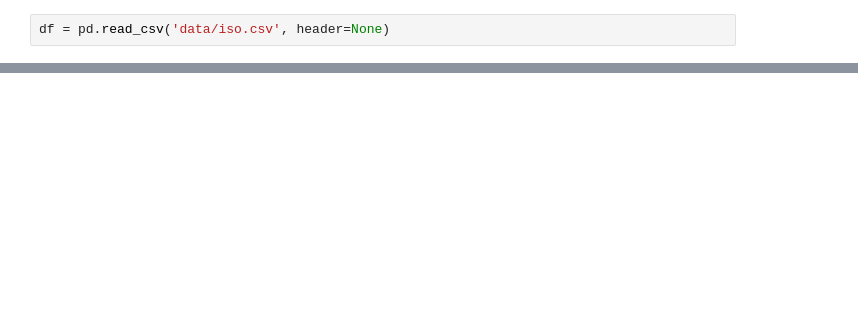
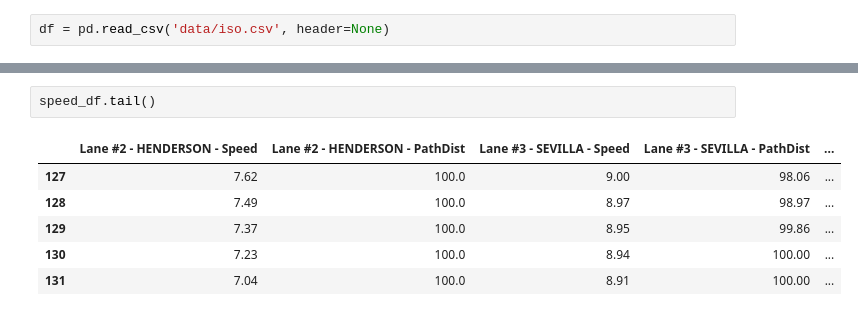
Before and after one commit to g-rock/dad, a Jupyter notebook: iso.ipynb, the cells around one changed output, grey strips where cells are left out. Cells and saved outputs as stored; diff of their text form; blank space fills up the shorter version.

```diff
--- a/iso.ipynb
+++ b/iso.ipynb
@@ -36,0 +46,9 @@ ax.figure
+# %%
+speed_df.tail()
+# %% [output]
+|  | Lane #2 - HENDERSON - Speed | Lane #2 - HENDERSON - PathDist | Lane #3 - SEVILLA - Speed | Lane #3 - SEVILLA - PathDist | ... |
+| 127 | 7.62 | 100.0 | 9.00 | 98.06 | ... |
+| 128 | 7.49 | 100.0 | 8.97 | 98.97 | ... |
+| 129 | 7.37 | 100.0 | 8.95 | 99.86 | ... |
+| 130 | 7.23 | 100.0 | 8.94 | 100.00 | ... |
+| 131 | 7.04 | 100.0 | 8.91 | 100.00 | ... |
```
Also changed, not shown: parts of 6 cells of this notebook.
